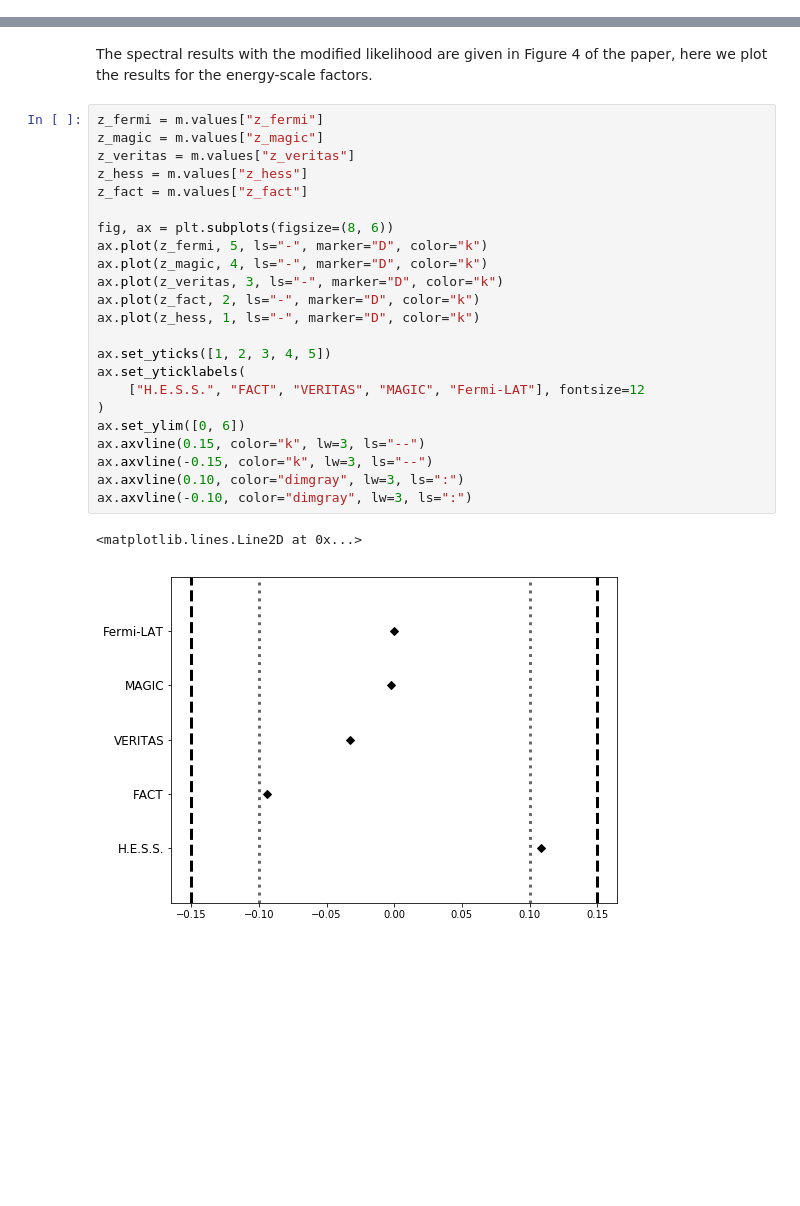
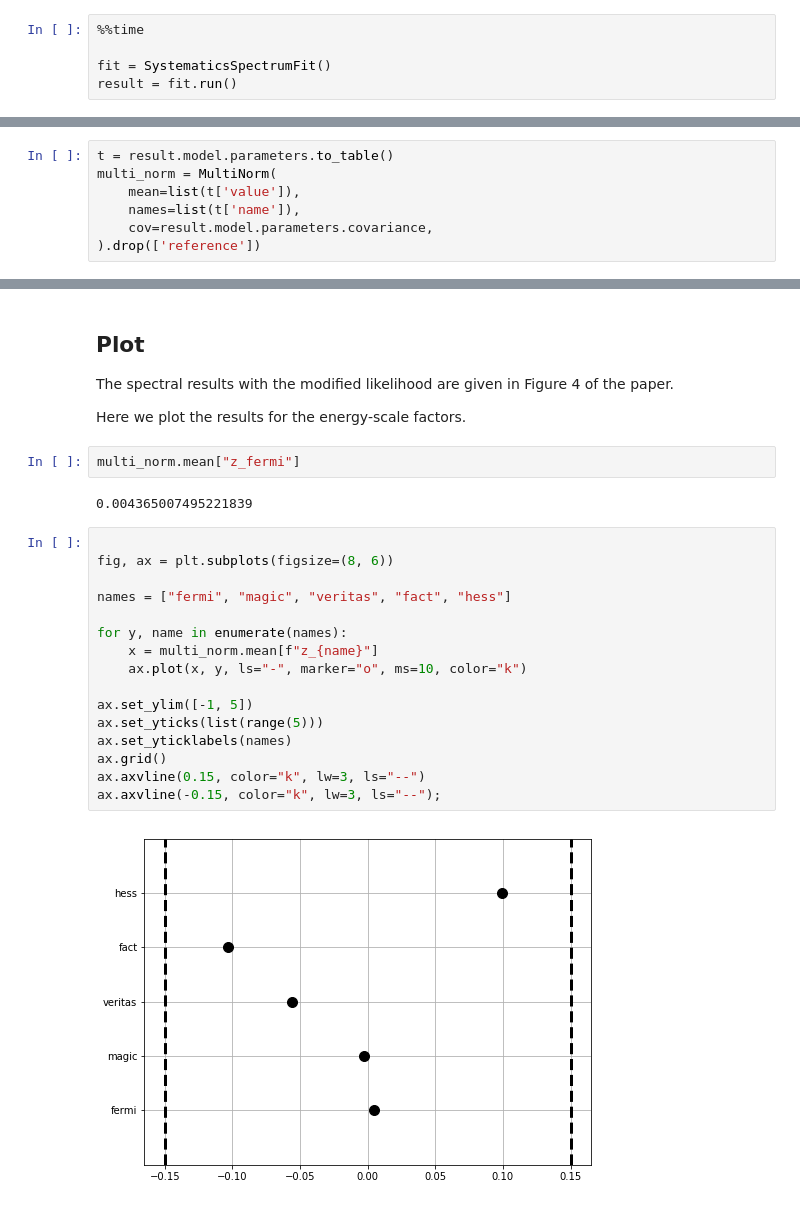
Before and after one commit to open-gamma-ray-astro/joint-crab, a Jupyter notebook: 3_systematics.ipynb, the cells around one changed output, grey strips where cells are left out. Saved outputs shown, nothing was run; the diff lists cells and outputs as text; blank space fills up the shorter version.

```diff
--- a/3_systematics.ipynb
+++ b/3_systematics.ipynb
@@ -239,0 +48,5 @@ m.hesse()
+# %%
+%%time
+
+fit = SystematicsSpectrumFit()
+result = fit.run()
@@ -239,0 +72,7 @@ m.hesse()
+# %%
+t = result.model.parameters.to_table()
+multi_norm = MultiNorm(
+    mean=list(t['value']),
+    names=list(t['name']),
+    cov=result.model.parameters.covariance,
+).drop(['reference'])
@@ -240,28 +105,28 @@ m.hesse()
 # %% [markdown]
-The spectral results with the modified likelihood are given in Figure 4 of the paper, here we plot the results for the energy-scale factors.
+## Plot
+
+The spectral results with the modified likelihood are given in Figure 4 of the paper.
+
+Here we plot the results for the energy-scale factors.
-# %%
-z_fermi = m.values["z_fermi"]
-z_magic = m.values["z_magic"]
-z_veritas = m.values["z_veritas"]
-z_hess = m.values["z_hess"]
-z_fact = m.values["z_fact"]
-
-fig, ax = plt.subplots(figsize=(8, 6))
-ax.plot(z_fermi, 5, ls="-", marker="D", color="k")
-ax.plot(z_magic, 4, ls="-", marker="D", color="k")
-ax.plot(z_veritas, 3, ls="-", marker="D", color="k")
-ax.plot(z_fact, 2, ls="-", marker="D", color="k")
-ax.plot(z_hess, 1, ls="-", marker="D", color="k")
-
-ax.set_yticks([1, 2, 3, 4, 5])
-ax.set_yticklabels(
-    ["H.E.S.S.", "FACT", "VERITAS", "MAGIC", "Fermi-LAT"], fontsize=12
-)
-ax.set_ylim([0, 6])
-ax.axvline(0.15, color="k", lw=3, ls="--")
-ax.axvline(-0.15, color="k", lw=3, ls="--")
-ax.axvline(0.10, color="dimgray", lw=3, ls=":")
-ax.axvline(-0.10, color="dimgray", lw=3, ls=":")
-# %% [output]
-<matplotlib.lines.Line2D at 0x...>
-[figure, removed]
+# %%
+multi_norm.mean["z_fermi"]
+# %% [output]
+0.004365007495221839
+# %%
+
+fig, ax = plt.subplots(figsize=(8, 6))
+
+names = ["fermi", "magic", "veritas", "fact", "hess"]
+
+for y, name in enumerate(names):
+    x = multi_norm.mean[f"z_{name}"]
+    ax.plot(x, y, ls="-", marker="o", ms=10, color="k")
+
+ax.set_ylim([-1, 5])
+ax.set_yticks(list(range(5)))
+ax.set_yticklabels(names)
+ax.grid()
+ax.axvline(0.15, color="k", lw=3, ls="--")
+ax.axvline(-0.15, color="k", lw=3, ls="--");
+# %% [output]
+[figure, added]
```
Also changed, not shown: parts of 21 cells of this notebook, 1 other file.
